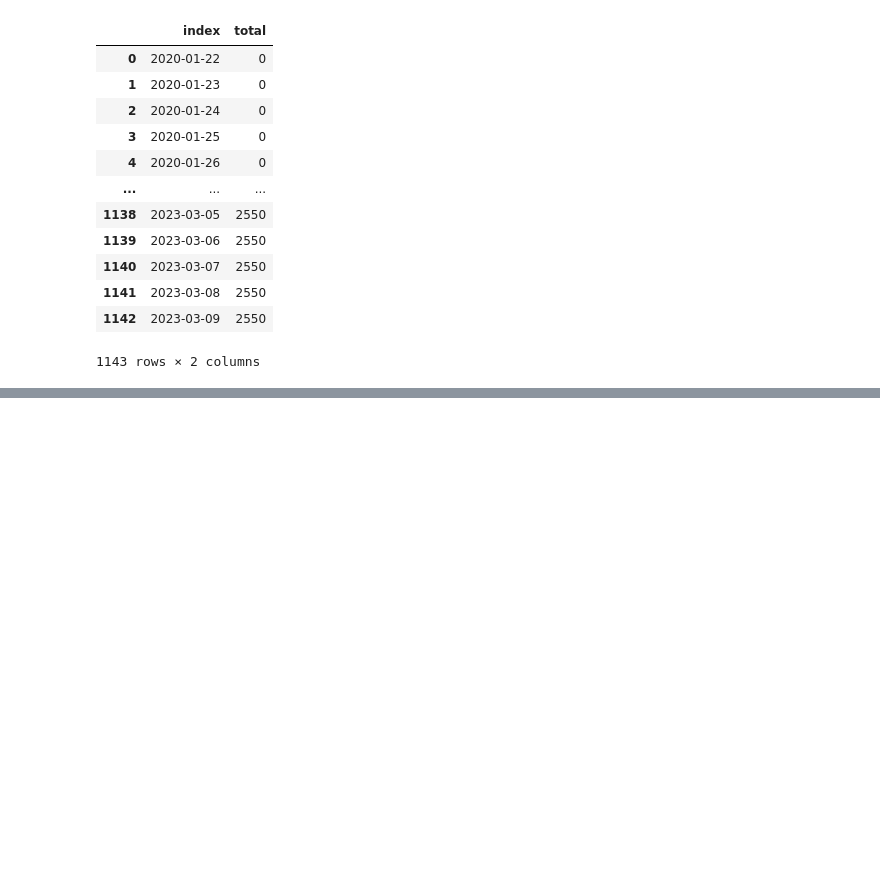
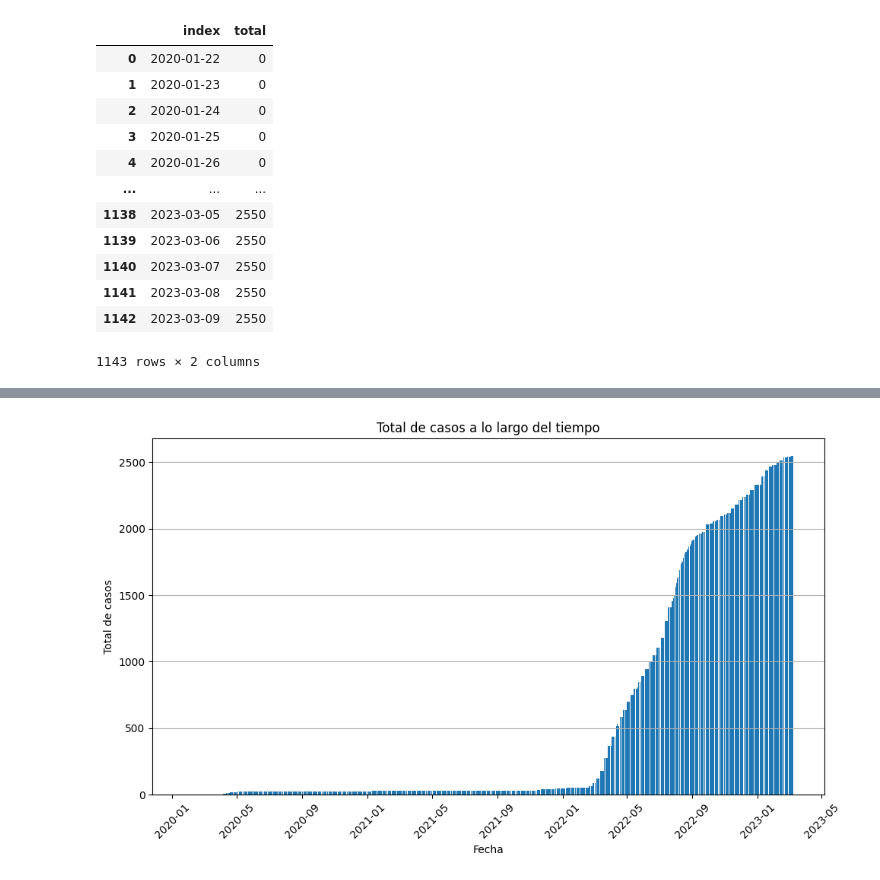
Before and after one commit to Nebulads3/Solemne1, a Jupyter notebook: codigo.ipynb, the cells around one changed output, grey strips where cells are left out. Saved outputs shown, nothing was run; the diff lists cells and outputs as text; code cells hidden in the pictures; blank space fills up the shorter version.

```diff
--- a/codigo.ipynb
+++ b/codigo.ipynb
@@ -385,0 +357,12 @@ plt.show()
+# %%
+plt.figure(figsize=(10, 6))
+plt.bar(casosNew_df_final["index"], casosNew_df_final["total"])
+plt.title("Total de casos a lo largo del tiempo")
+plt.xlabel("Fecha")
+plt.ylabel("Total de casos")
+plt.xticks(rotation=45)
+plt.grid(axis="y")
+plt.tight_layout()
+plt.show()
+# %% [output]
+[figure, added]
```
Also changed, not shown: parts of 3 cells of this notebook.
